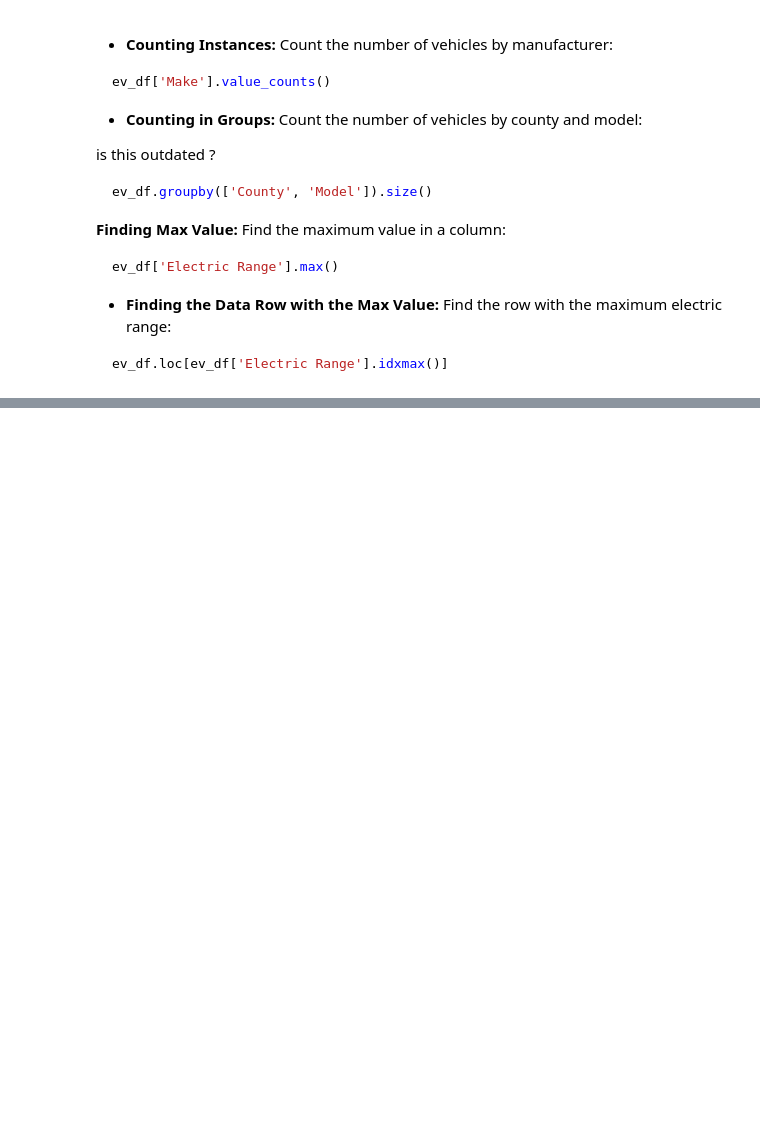
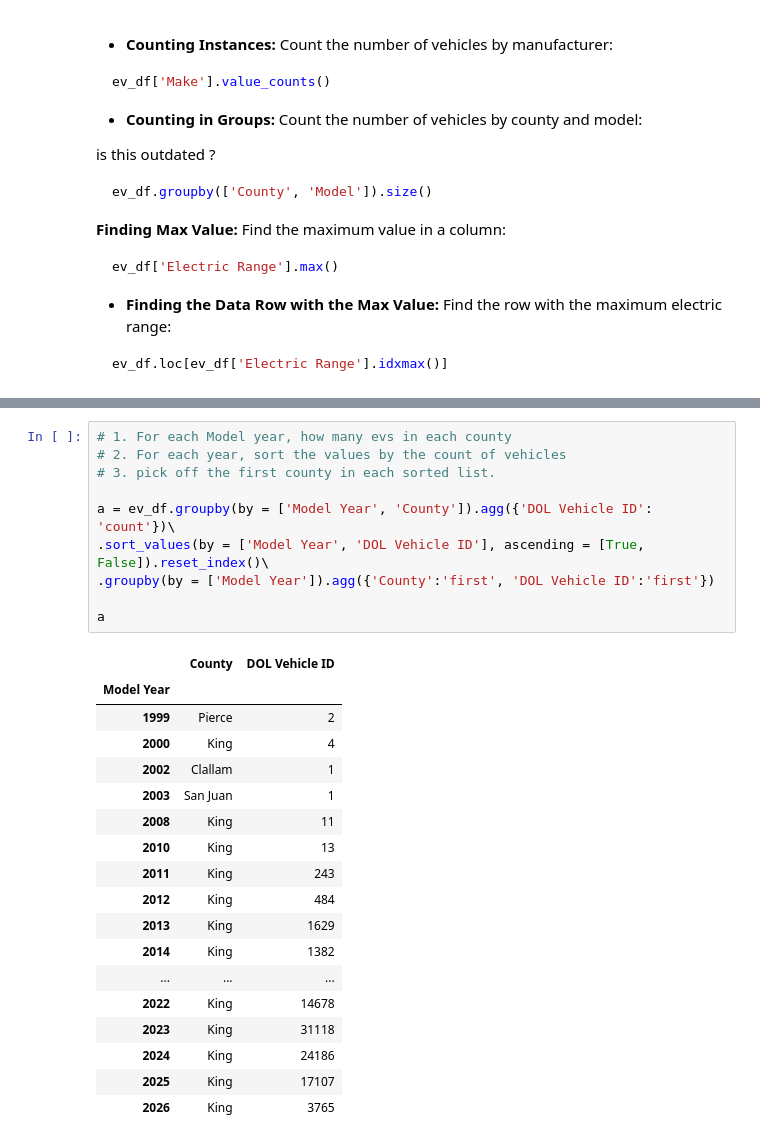
Before and after one commit to GettysburgDataScience/DS256-Notes, a Jupyter notebook: _sources/04_Pandas/02_pandas_groupby.ipynb, the cells around one changed output, grey strips where cells are left out. Cells and saved outputs as stored; diff of their text form; blank space fills up the shorter version.

```diff
--- a/_sources/04_Pandas/02_pandas_groupby.ipynb
+++ b/_sources/04_Pandas/02_pandas_groupby.ipynb
@@ -304,0 +153,29 @@ ev_df.sort_values(by='Electric Range', ascending=False).head(1)
+# %%
+# 1. For each Model year, how many evs in each county
+# 2. For each year, sort the values by the count of vehicles
+# 3. pick off the first county in each sorted list.
+
+a = ev_df.groupby(by = ['Model Year', 'County']).agg({'DOL Vehicle ID': 'count'})\
+.sort_values(by = ['Model Year', 'DOL Vehicle ID'], ascending = [True, False]).reset_index()\
+.groupby(by = ['Model Year']).agg({'County':'first', 'DOL Vehicle ID':'first'})
+
+a
+# %% [output]
+|  | County | DOL Vehicle ID |
+| Model Year |  |  |
+| 1999 | Pierce | 2 |
+| 2000 | King | 4 |
+| 2002 | Clallam | 1 |
+| 2003 | San Juan | 1 |
+| 2008 | King | 11 |
+| 2010 | King | 13 |
+| 2011 | King | 243 |
+| 2012 | King | 484 |
+| 2013 | King | 1629 |
+| 2014 | King | 1382 |
+| ... | ... | ... |
+| 2022 | King | 14678 |
+| 2023 | King | 31118 |
+| 2024 | King | 24186 |
+| 2025 | King | 17107 |
+| 2026 | King | 3765 |
```
Also changed, not shown: parts of 21 cells of this notebook, 37 other files.
